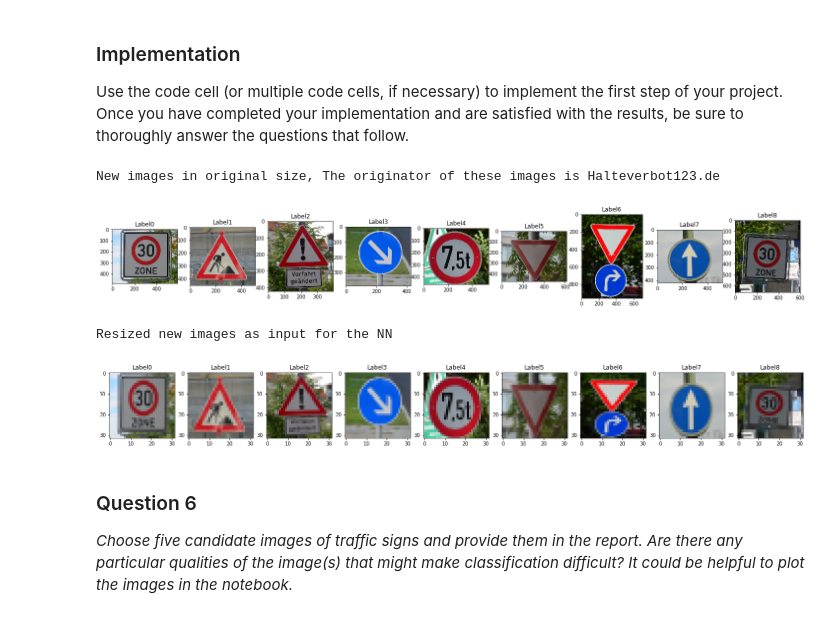
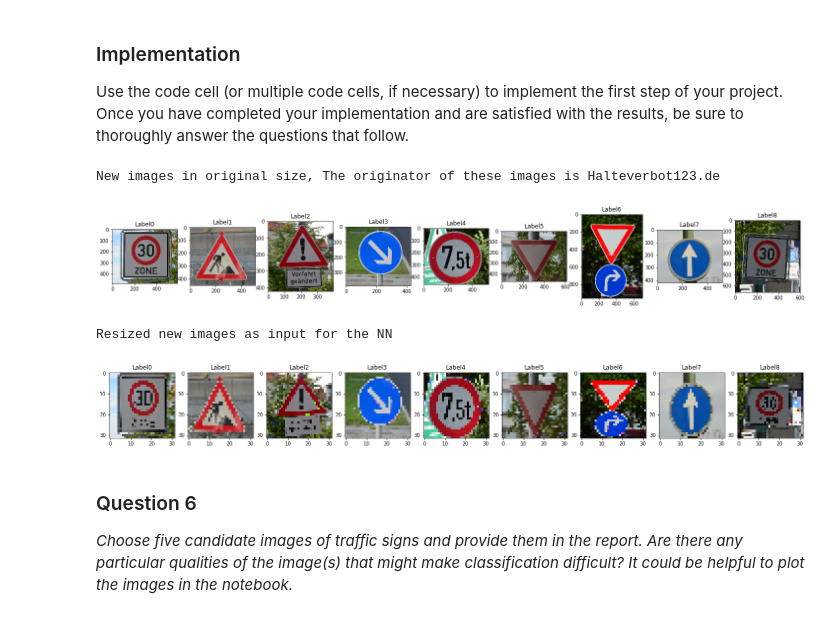
Before and after one commit to pennyheadaway/CarND-Traffic-Sign-Classifier-Project, a Jupyter notebook: Traffic_Sign_Classifier.ipynb, the cells around one changed output. Saved outputs shown, nothing was run; the diff lists cells and outputs as text; code cells hidden in the pictures.

```diff
--- a/Traffic_Sign_Classifier.ipynb
+++ b/Traffic_Sign_Classifier.ipynb
@@ -578,27 +579,30 @@ Use the code cell (or multiple code cells, if necessary) to implement the first
 # %%
 ### Load the images and plot them here.
 ### Feel free to use as many code cells as needed.
 
 # The originator of the new images is Halteverbot123.de and they are downloaded from
 # http://www.halteverbot123.de/bilder-halteverbot-und-verkehrszeichen.html
 
 import glob
 
 new_files = glob.glob('new_images/**/*.png', recursive=True)
 
 # read all new files and resize them as numpy array
 print("New images in original size, The originator of these images is Halteverbot123.de")
 new_images_orig = np.array([plt.imread(file) for file in new_files])
 plot_images(new_images_orig, np.zeros(9))
 
+# normalize new images
+new_images = normalize_color(new_images)
+
 print("Resized new images as input for the NN")
-new_images = np.array([cv2.resize(image, (32,32), interpolation = cv2.INTER_AREA) for image in new_images_orig])
+new_images = np.array([cv2.resize(image, (32,32), interpolation = cv2.INTER_CUBIC) for image in new_images_orig])
 plot_images(new_images, np.zeros(9))
 # %% [output]
 New images in original size, The originator of these images is Halteverbot123.de
 [figure]
 Resized new images as input for the NN
-[figure, old version]
+[figure, new version]
 # %% [markdown]
 ### Question 6
 
```
Also changed, not shown: parts of 8 cells of this notebook.
